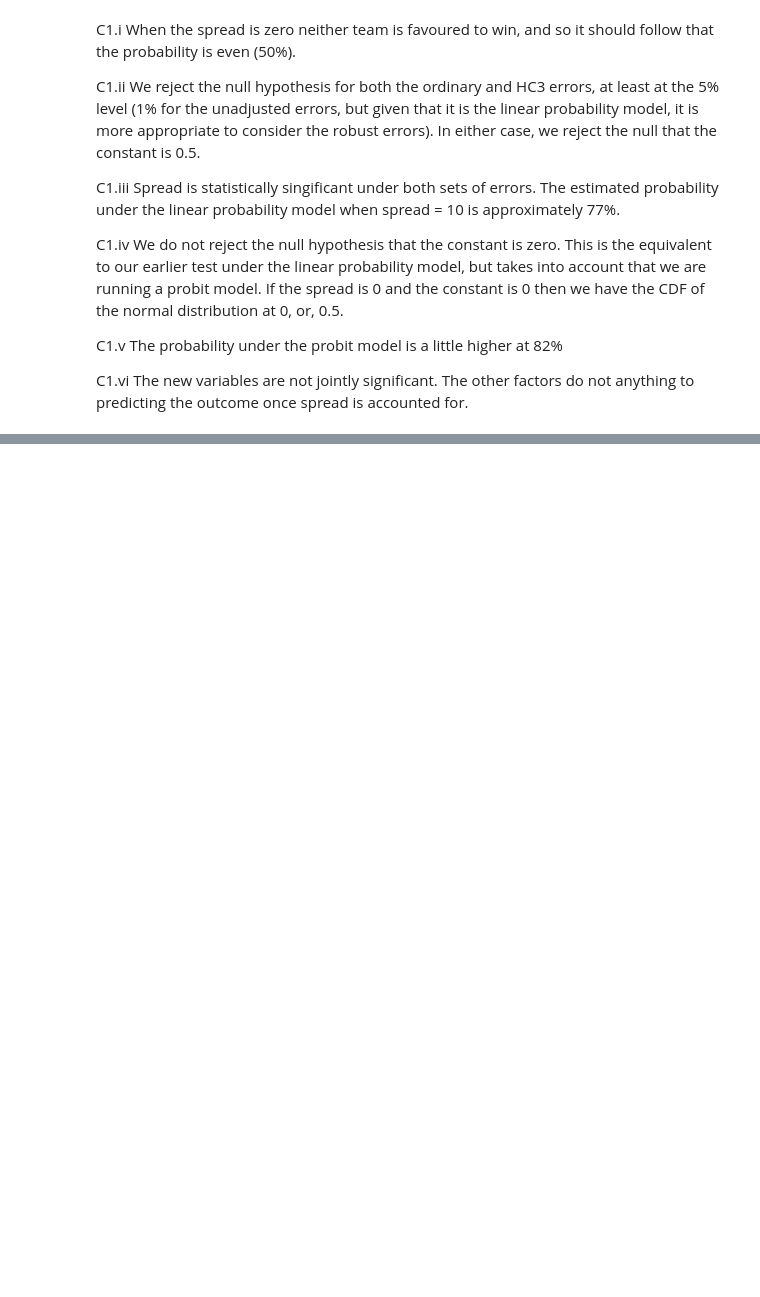
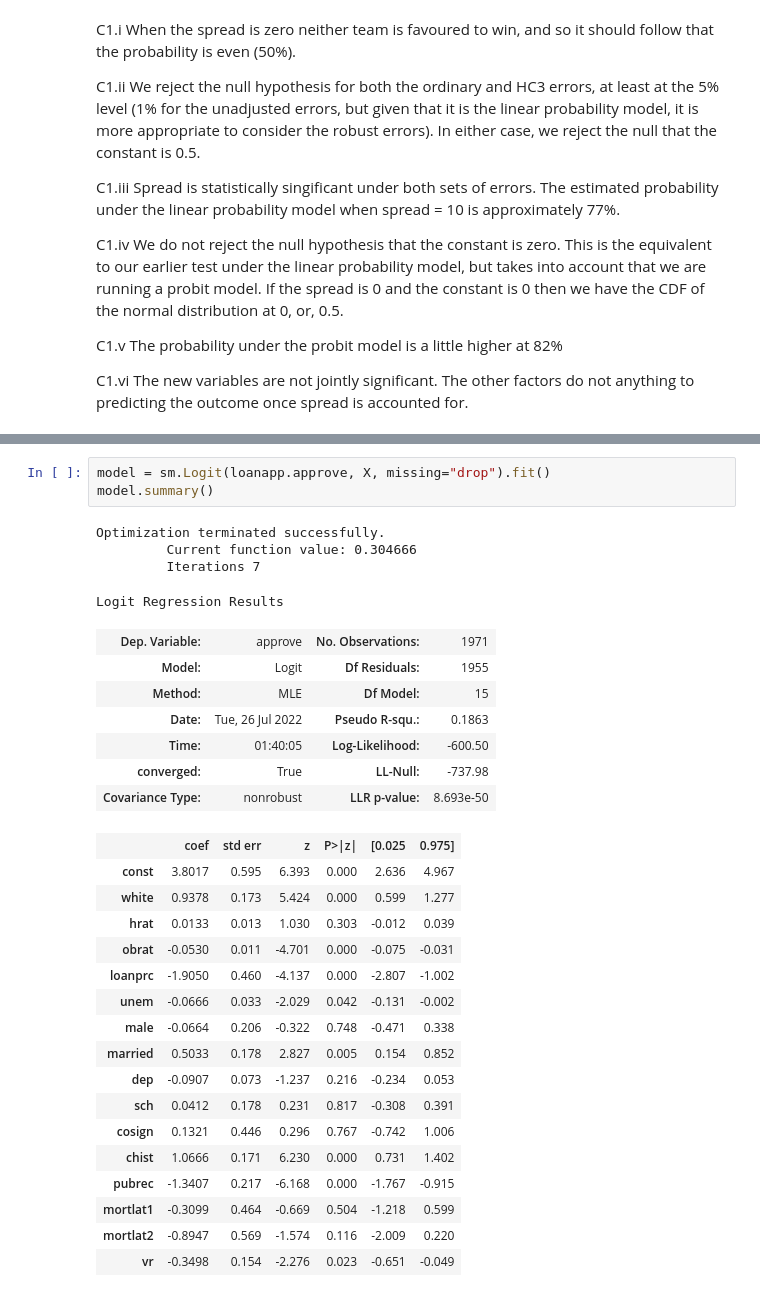
Before and after one commit to systemchalk/wooldridge_workbook, a Jupyter notebook: ch17.ipynb, the cells around one changed output, grey strips where cells are left out. Cells and saved outputs as stored; diff of their text form; blank space fills up the shorter version.

```diff
--- a/ch17.ipynb
+++ b/ch17.ipynb
@@ -151,0 +259,32 @@ C1.vi The new variables are not jointly significant. The other factors do not an
+# %%
+model = sm.Logit(loanapp.approve, X, missing="drop").fit()
+model.summary()
+# %% [output]
+Optimization terminated successfully.
+         Current function value: 0.304666
+         Iterations 7
+Logit Regression Results
+| Dep. Variable: | approve | No. Observations: | 1971 |
+| Model: | Logit | Df Residuals: | 1955 |
+| Method: | MLE | Df Model: | 15 |
+| Date: | Tue, 26 Jul 2022 | Pseudo R-squ.: | 0.1863 |
+| Time: | 01:40:05 | Log-Likelihood: | -600.50 |
+| converged: | True | LL-Null: | -737.98 |
+| Covariance Type: | nonrobust | LLR p-value: | 8.693e-50 |
+|  | coef | std err | z | P>|z| | [0.025 | 0.975] |
+| const | 3.8017 | 0.595 | 6.393 | 0.000 | 2.636 | 4.967 |
+| white | 0.9378 | 0.173 | 5.424 | 0.000 | 0.599 | 1.277 |
+| hrat | 0.0133 | 0.013 | 1.030 | 0.303 | -0.012 | 0.039 |
+| obrat | -0.0530 | 0.011 | -4.701 | 0.000 | -0.075 | -0.031 |
+| loanprc | -1.9050 | 0.460 | -4.137 | 0.000 | -2.807 | -1.002 |
+| unem | -0.0666 | 0.033 | -2.029 | 0.042 | -0.131 | -0.002 |
+| male | -0.0664 | 0.206 | -0.322 | 0.748 | -0.471 | 0.338 |
+| married | 0.5033 | 0.178 | 2.827 | 0.005 | 0.154 | 0.852 |
+| dep | -0.0907 | 0.073 | -1.237 | 0.216 | -0.234 | 0.053 |
+| sch | 0.0412 | 0.178 | 0.231 | 0.817 | -0.308 | 0.391 |
+| cosign | 0.1321 | 0.446 | 0.296 | 0.767 | -0.742 | 1.006 |
+| chist | 1.0666 | 0.171 | 6.230 | 0.000 | 0.731 | 1.402 |
+| pubrec | -1.3407 | 0.217 | -6.168 | 0.000 | -1.767 | -0.915 |
+| mortlat1 | -0.3099 | 0.464 | -0.669 | 0.504 | -1.218 | 0.599 |
+| mortlat2 | -0.8947 | 0.569 | -1.574 | 0.116 | -2.009 | 0.220 |
+| vr | -0.3498 | 0.154 | -2.276 | 0.023 | -0.651 | -0.049 |
```
Also changed, not shown: parts of 12 cells of this notebook, 1 other file.
